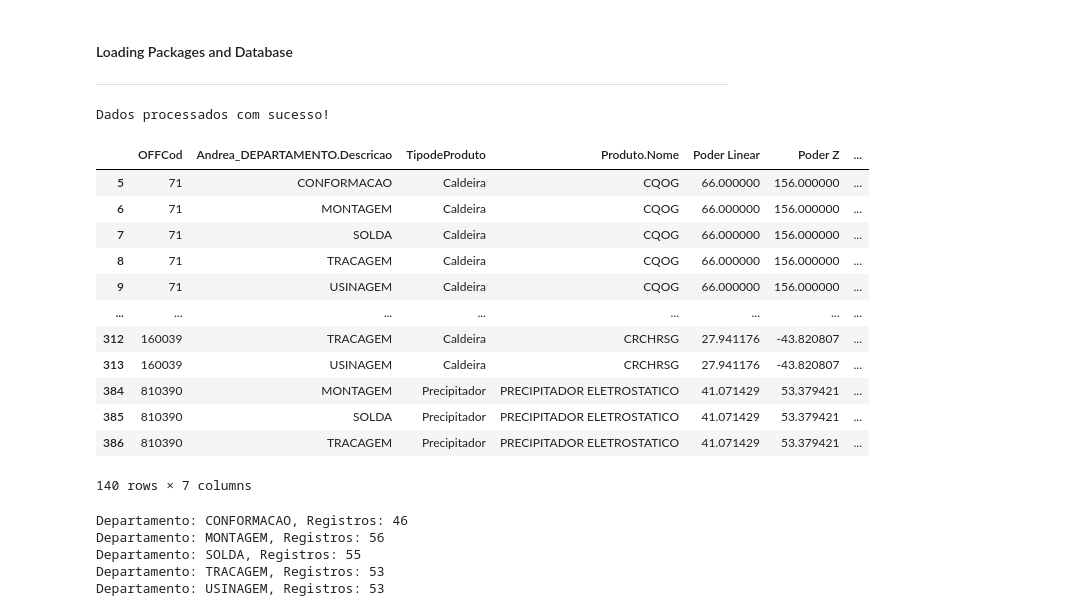
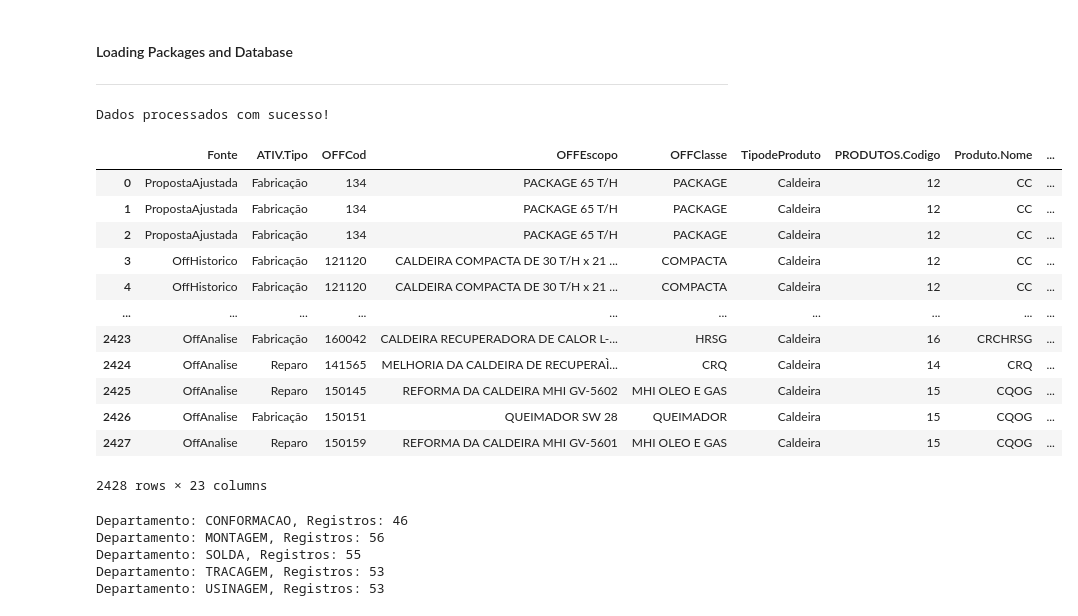
Before and after one commit to pedroap7/Case-Caldeiras, a Jupyter notebook: Jupyter/Python/05-Regression_py.ipynb, the cells around one changed output. Saved outputs shown, nothing was run; the diff lists cells and outputs as text; code cells hidden in the pictures.

```diff
--- a/Jupyter/Python/05-Regression_py.ipynb
+++ b/Jupyter/Python/05-Regression_py.ipynb
@@ -36,42 +36,42 @@ from pathlib import Path
 # %%
 # Adicionar o diretório 'modules_py' ao sys.path
 modules_path = Path("modules_py").resolve()
 sys.path.append(str(modules_path))
 
 from data_cleaning import DataCleaning_MyData, DataCleaning_GroupData, DataCleaning_OffCod, DataCleaning_OffCod_NotNA, DataCleaning_frequents, DataCleaning_dummies
 from aplicaRegressao import aplicar_modelos_regressao
 
 try:
     # Executar a função principal de limpeza de dados
     my_data = DataCleaning_MyData()
     clean_media = DataCleaning_GroupData()
     OffCod_Agru = DataCleaning_OffCod()
     OffCod_Agru_NotNA = DataCleaning_OffCod_NotNA()
     mais_frequentes = DataCleaning_frequents()
     dummies = DataCleaning_dummies()
 
     print("Dados processados com sucesso!")
-    display(OffCod_Agru_NotNA)
+    display(my_data)
 
 
 # Mostrar o erro caso não execute
 except Exception as e:
     print(f"Ocorreu um erro: {e}")
 # %% [output]
 Dados processados com sucesso!
-|  | OFFCod | Andrea_DEPARTAMENTO.Descricao | TipodeProduto | Produto.Nome | Poder Linear | Poder Z | ... |
-| 5 | 71 | CONFORMACAO | Caldeira | CQOG | 66.000000 | 156.000000 | ... |
-| 6 | 71 | MONTAGEM | Caldeira | CQOG | 66.000000 | 156.000000 | ... |
-| 7 | 71 | SOLDA | Caldeira | CQOG | 66.000000 | 156.000000 | ... |
-| 8 | 71 | TRACAGEM | Caldeira | CQOG | 66.000000 | 156.000000 | ... |
-| 9 | 71 | USINAGEM | Caldeira | CQOG | 66.000000 | 156.000000 | ... |
-| ... | ... | ... | ... | ... | ... | ... | ... |
-| 312 | 160039 | TRACAGEM | Caldeira | CRCHRSG | 27.941176 | -43.820807 | ... |
-| 313 | 160039 | USINAGEM | Caldeira | CRCHRSG | 27.941176 | -43.820807 | ... |
-| 384 | 810390 | MONTAGEM | Precipitador | PRECIPITADOR ELETROSTATICO | 41.071429 | 53.379421 | ... |
-| 385 | 810390 | SOLDA | Precipitador | PRECIPITADOR ELETROSTATICO | 41.071429 | 53.379421 | ... |
-| 386 | 810390 | TRACAGEM | Precipitador | PRECIPITADOR ELETROSTATICO | 41.071429 | 53.379421 | ... |
+|  | Fonte | ATIV.Tipo | OFFCod | OFFEscopo | OFFClasse | TipodeProduto | PRODUTOS.Codigo | Produto.Nome | ... |
+| 0 | PropostaAjustada | Fabricação | 134 | PACKAGE 65 T/H | PACKAGE | Caldeira | 12 | CC | ... |
+| 1 | PropostaAjustada | Fabricação | 134 | PACKAGE 65 T/H | PACKAGE | Caldeira | 12 | CC | ... |
+| 2 | PropostaAjustada | Fabricação | 134 | PACKAGE 65 T/H | PACKAGE | Caldeira | 12 | CC | ... |
+| 3 | OffHistorico | Fabricação | 121120 | CALDEIRA COMPACTA DE 30 T/H x 21 ... | COMPACTA | Caldeira | 12 | CC | ... |
+| 4 | OffHistorico | Fabricação | 121120 | CALDEIRA COMPACTA DE 30 T/H x 21 ... | COMPACTA | Caldeira | 12 | CC | ... |
+| ... | ... | ... | ... | ... | ... | ... | ... | ... | ... |
+| 2423 | OffAnalise | Fabricação | 160042 | CALDEIRA RECUPERADORA DE CALOR L-... | HRSG | Caldeira | 16 | CRCHRSG | ... |
+| 2424 | OffAnalise | Reparo | 141565 | MELHORIA DA CALDEIRA DE RECUPERAÌ... | CRQ | Caldeira | 14 | CRQ | ... |
+| 2425 | OffAnalise | Reparo | 150145 | REFORMA DA CALDEIRA MHI GV-5602 | MHI OLEO E GAS | Caldeira | 15 | CQOG | ... |
+| 2426 | OffAnalise | Fabricação | 150151 | QUEIMADOR SW 28 | QUEIMADOR | Caldeira | 15 | CQOG | ... |
+| 2427 | OffAnalise | Reparo | 150159 | REFORMA DA CALDEIRA MHI GV-5601 | MHI OLEO E GAS | Caldeira | 15 | CQOG | ... |
-140 rows × 7 columns
+2428 rows × 23 columns
 # %%
 # Usando o filtro do OffCod
 OffCod = OffCod_Agru[OffCod_Agru["SomaDeHorasApontadasUnitario"].notna()]
```
Also changed, not shown: parts of 5 cells of this notebook, 8 other files.
